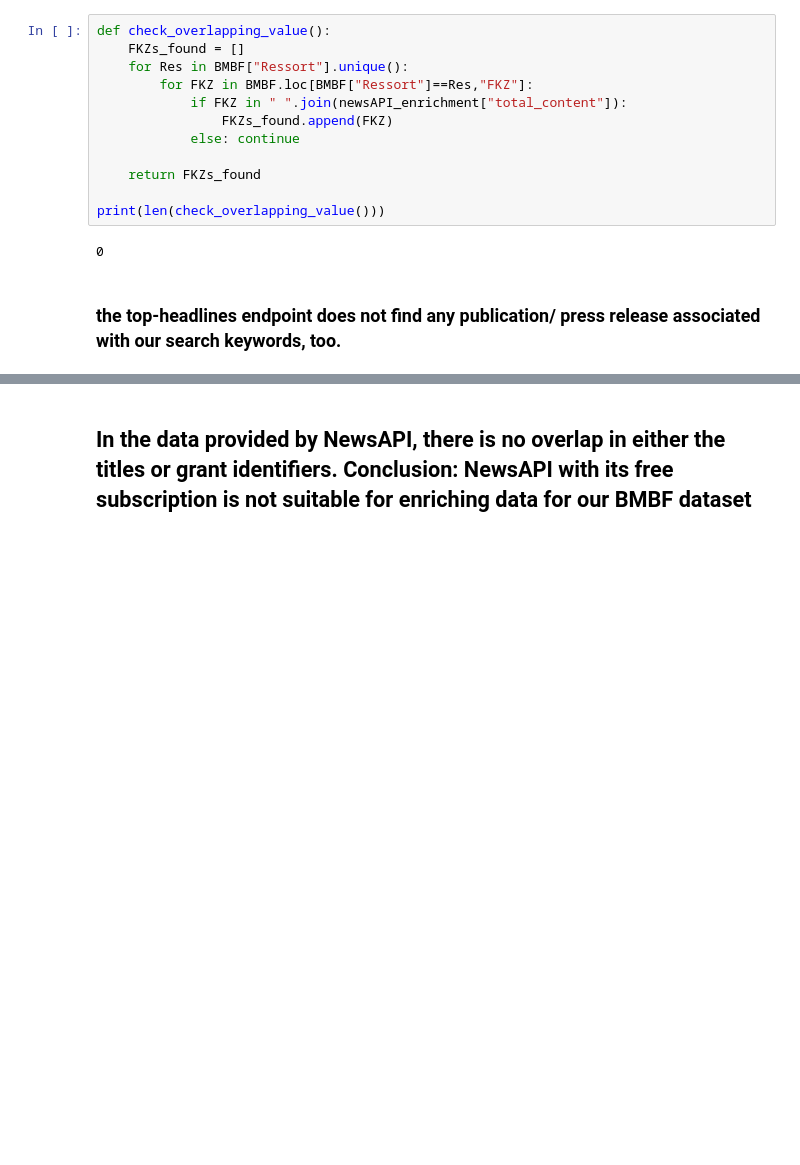
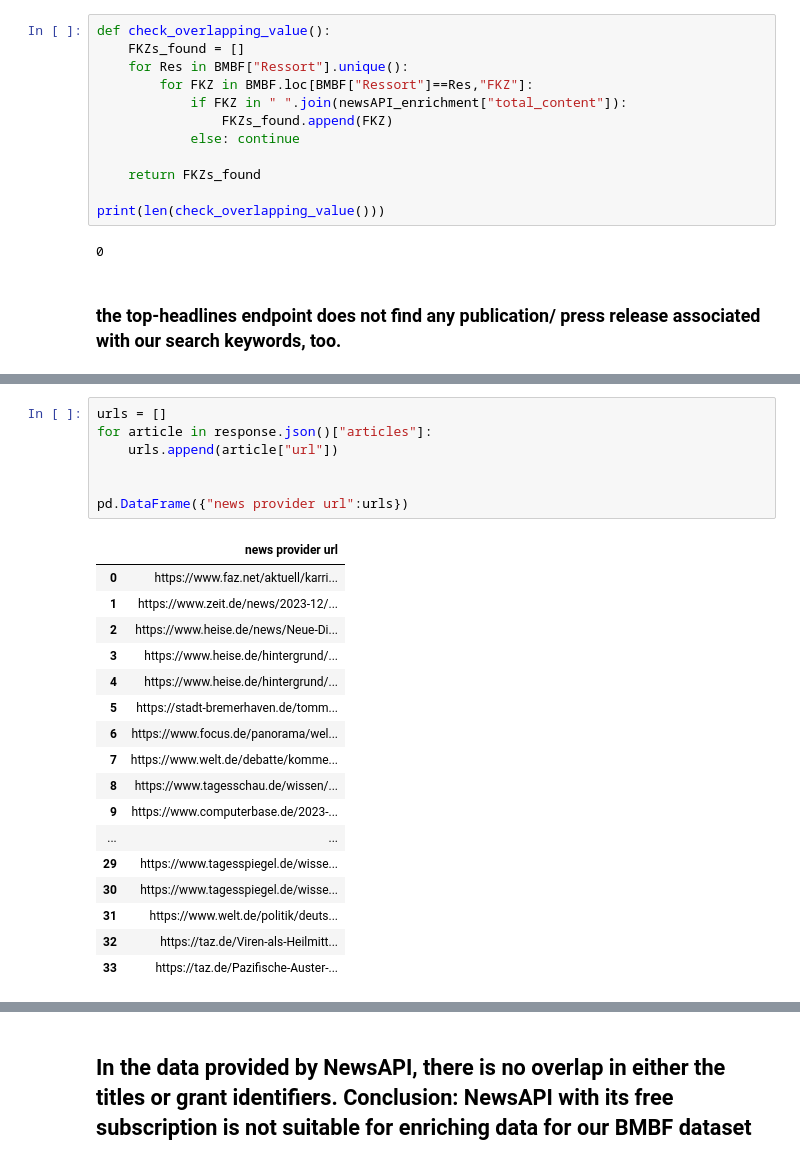
Before and after one commit to isaacduong/BMBF, a Jupyter notebook: eda/newsapi_data_enrichment (2. notebook).ipynb, the cells around one changed output, grey strips where cells are left out. Cells and saved outputs as stored; diff of their text form; blank space fills up the shorter version.

```diff
--- a/eda/newsapi_data_enrichment (2. notebook).ipynb
+++ b/eda/newsapi_data_enrichment (2. notebook).ipynb
@@ -141,2 +148,27 @@ dataframe_table_to_png(pd.DataFrame().from_dict(headlines_responses).transpose()
 # %% [output]
 [figure]
+# %%
+urls = []
+for article in response.json()["articles"]:
+    urls.append(article["url"])
+
+
+pd.DataFrame({"news provider url":urls})
+# %% [output]
+|  | news provider url |
+| 0 | https://www.faz.net/aktuell/karri... |
+| 1 | https://www.zeit.de/news/2023-12/... |
+| 2 | https://www.heise.de/news/Neue-Di... |
+| 3 | https://www.heise.de/hintergrund/... |
+| 4 | https://www.heise.de/hintergrund/... |
+| 5 | https://stadt-bremerhaven.de/tomm... |
+| 6 | https://www.focus.de/panorama/wel... |
+| 7 | https://www.welt.de/debatte/komme... |
+| 8 | https://www.tagesschau.de/wissen/... |
+| 9 | https://www.computerbase.de/2023-... |
+| ... | ... |
+| 29 | https://www.tagesspiegel.de/wisse... |
+| 30 | https://www.tagesspiegel.de/wisse... |
+| 31 | https://www.welt.de/politik/deuts... |
+| 32 | https://taz.de/Viren-als-Heilmitt... |
+| 33 | https://taz.de/Pazifische-Auster-... |
```
Also changed, not shown: parts of 8 cells of this notebook, 16 other files.
